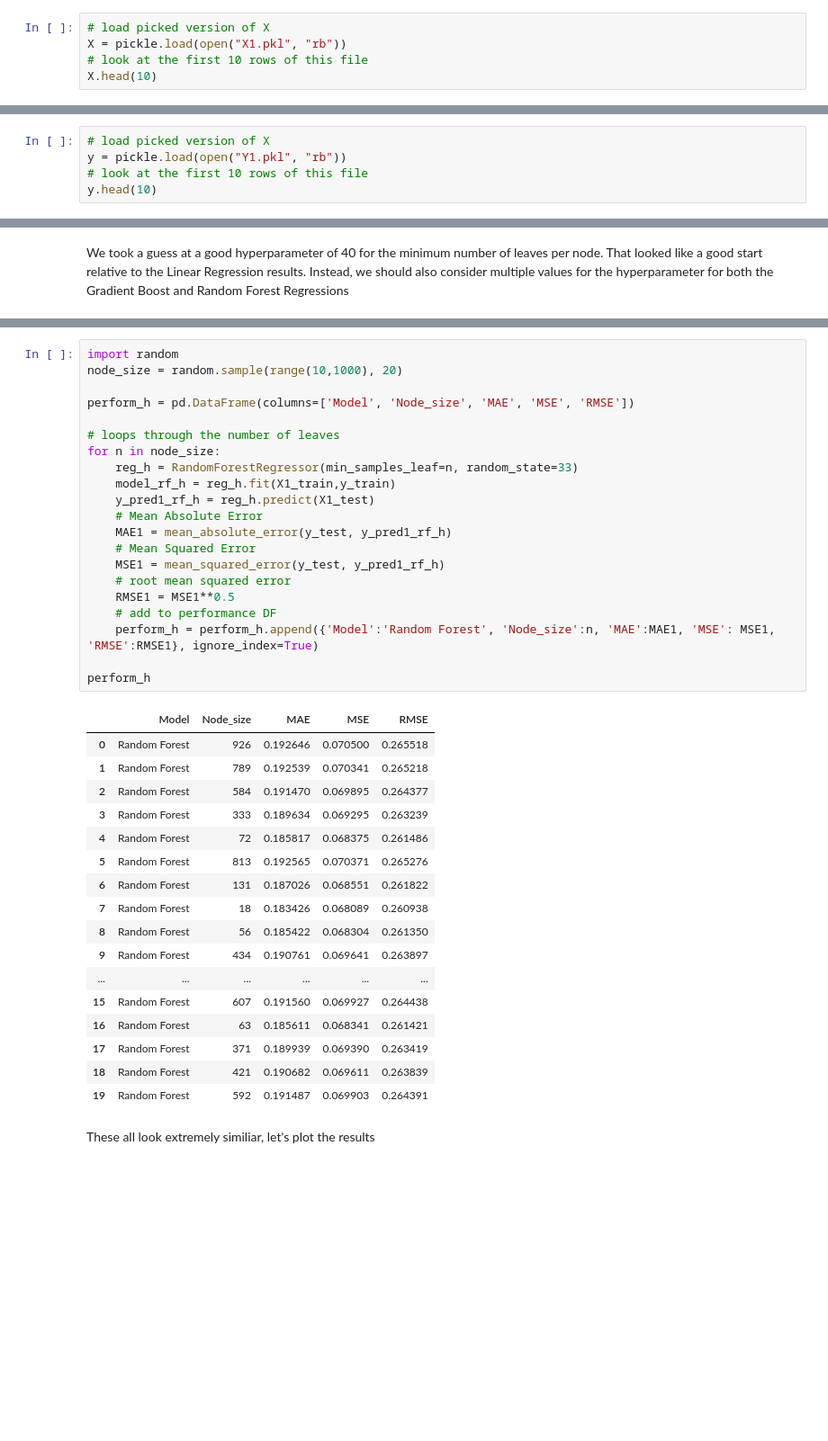
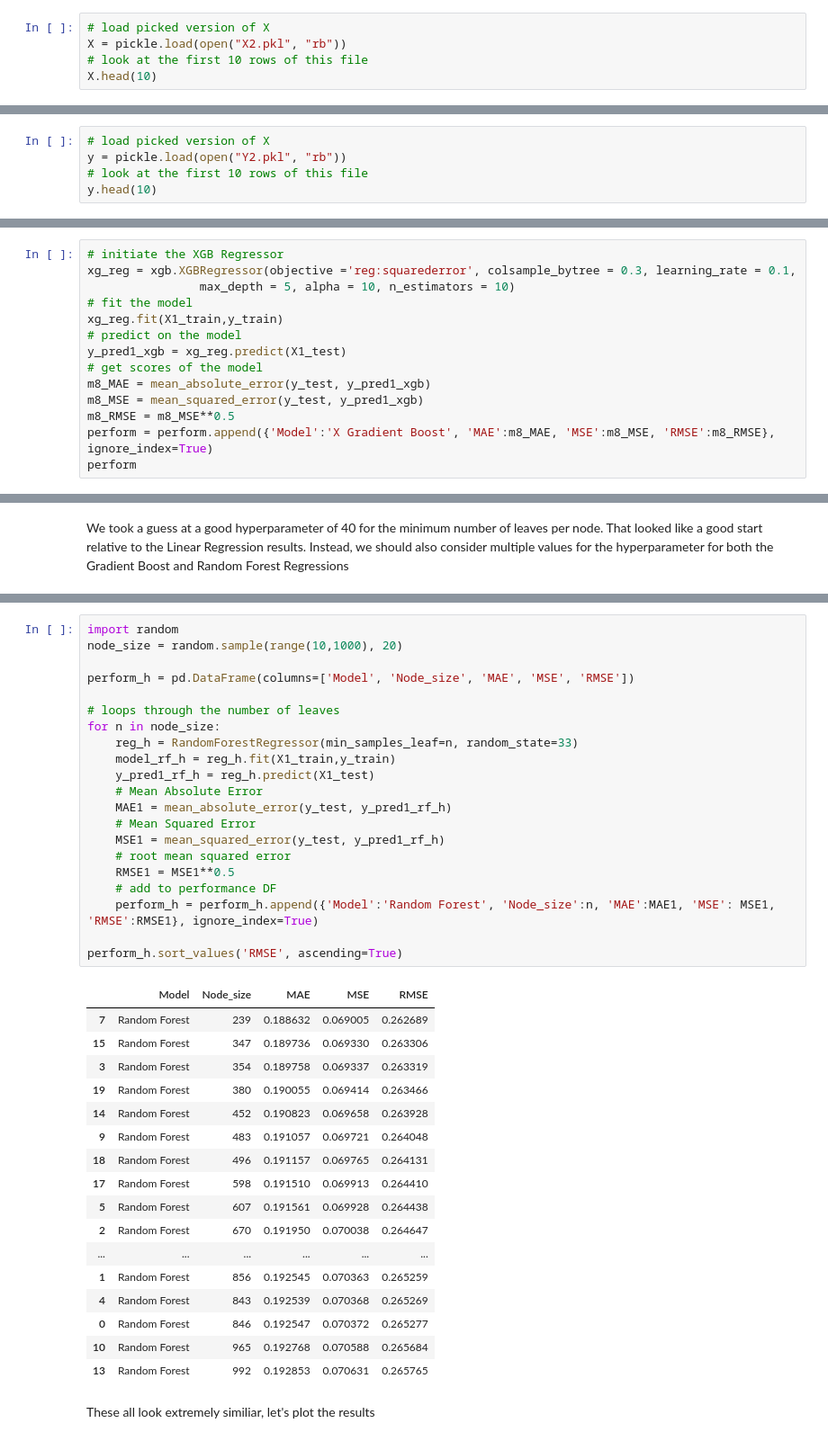
Before and after one commit to shahinrostami/Shopify-CLV, a Jupyter notebook: Cap2_PreProcessing_Modeling.ipynb, the cells around one changed output, grey strips where cells are left out. Shown at 90% size. Cells and saved outputs as stored; diff of their text form; blank space fills up the shorter version.

```diff
--- a/Cap2_PreProcessing_Modeling.ipynb
+++ b/Cap2_PreProcessing_Modeling.ipynb
@@ -19,7 +20,7 @@ import pickle
 os.chdir("C:\Springboard\Github\Capstone2_cust\Intermediate_Data")
 # %%
 # load picked version of X
-X = pickle.load(open("X1.pkl", "rb"))
+X = pickle.load(open("X2.pkl", "rb"))
 # look at the first 10 rows of this file
 X.head(10)
 # %% [output]
@@ -229,7 +229,7 @@ X
 That looks good. Let's load Y.
 # %%
 # load picked version of X
-y = pickle.load(open("Y1.pkl", "rb"))
+y = pickle.load(open("Y2.pkl", "rb"))
 # look at the first 10 rows of this file
 y.head(10)
 # %% [output]
@@ -641,0 +645,14 @@ These look like great models (except for the first Linear Regression). Let's see
+# %%
+# initiate the XGB Regressor
+xg_reg = xgb.XGBRegressor(objective ='reg:squarederror', colsample_bytree = 0.3, learning_rate = 0.1,
+                max_depth = 5, alpha = 10, n_estimators = 10)
+# fit the model
+xg_reg.fit(X1_train,y_train)
+# predict on the model
+y_pred1_xgb = xg_reg.predict(X1_test)
+# get scores of the model
+m8_MAE = mean_absolute_error(y_test, y_pred1_xgb)
+m8_MSE = mean_squared_error(y_test, y_pred1_xgb)
+m8_RMSE = m8_MSE**0.5
+perform = perform.append({'Model':'X Gradient Boost', 'MAE':m8_MAE, 'MSE':m8_MSE, 'RMSE':m8_RMSE}, ignore_index=True)
+perform
@@ -648,42 +678,42 @@ We took a guess at a good hyperparameter of 40 for the minimum number of leaves
 # %%
 import random
 node_size = random.sample(range(10,1000), 20)
 
 perform_h = pd.DataFrame(columns=['Model', 'Node_size', 'MAE', 'MSE', 'RMSE'])
 
 # loops through the number of leaves
 for n in node_size:
     reg_h = RandomForestRegressor(min_samples_leaf=n, random_state=33)
     model_rf_h = reg_h.fit(X1_train,y_train)
     y_pred1_rf_h = reg_h.predict(X1_test)
     # Mean Absolute Error
     MAE1 = mean_absolute_error(y_test, y_pred1_rf_h)
     # Mean Squared Error
     MSE1 = mean_squared_error(y_test, y_pred1_rf_h)
     # root mean squared error
     RMSE1 = MSE1**0.5
     # add to performance DF
     perform_h = perform_h.append({'Model':'Random Forest', 'Node_size':n, 'MAE':MAE1, 'MSE': MSE1, 'RMSE':RMSE1}, ignore_index=True)
 
-perform_h
+perform_h.sort_values('RMSE', ascending=True)
 # %% [output]
 |  | Model | Node_size | MAE | MSE | RMSE |
-| 0 | Random Forest | 926 | 0.192646 | 0.070500 | 0.265518 |
-| 1 | Random Forest | 789 | 0.192539 | 0.070341 | 0.265218 |
-| 2 | Random Forest | 584 | 0.191470 | 0.069895 | 0.264377 |
-| 3 | Random Forest | 333 | 0.189634 | 0.069295 | 0.263239 |
-| 4 | Random Forest | 72 | 0.185817 | 0.068375 | 0.261486 |
-| 5 | Random Forest | 813 | 0.192565 | 0.070371 | 0.265276 |
-| 6 | Random Forest | 131 | 0.187026 | 0.068551 | 0.261822 |
-| 7 | Random Forest | 18 | 0.183426 | 0.068089 | 0.260938 |
-| 8 | Random Forest | 56 | 0.185422 | 0.068304 | 0.261350 |
-| 9 | Random Forest | 434 | 0.190761 | 0.069641 | 0.263897 |
+| 7 | Random Forest | 239 | 0.188632 | 0.069005 | 0.262689 |
+| 15 | Random Forest | 347 | 0.189736 | 0.069330 | 0.263306 |
+| 3 | Random Forest | 354 | 0.189758 | 0.069337 | 0.263319 |
+| 19 | Random Forest | 380 | 0.190055 | 0.069414 | 0.263466 |
+| 14 | Random Forest | 452 | 0.190823 | 0.069658 | 0.263928 |
+| 9 | Random Forest | 483 | 0.191057 | 0.069721 | 0.264048 |
+| 18 | Random Forest | 496 | 0.191157 | 0.069765 | 0.264131 |
+| 17 | Random Forest | 598 | 0.191510 | 0.069913 | 0.264410 |
+| 5 | Random Forest | 607 | 0.191561 | 0.069928 | 0.264438 |
+| 2 | Random Forest | 670 | 0.191950 | 0.070038 | 0.264647 |
 | ... | ... | ... | ... | ... | ... |
-| 15 | Random Forest | 607 | 0.191560 | 0.069927 | 0.264438 |
-| 16 | Random Forest | 63 | 0.185611 | 0.068341 | 0.261421 |
-| 17 | Random Forest | 371 | 0.189939 | 0.069390 | 0.263419 |
-| 18 | Random Forest | 421 | 0.190682 | 0.069611 | 0.263839 |
-| 19 | Random Forest | 592 | 0.191487 | 0.069903 | 0.264391 |
+| 1 | Random Forest | 856 | 0.192545 | 0.070363 | 0.265259 |
+| 4 | Random Forest | 843 | 0.192539 | 0.070368 | 0.265269 |
+| 0 | Random Forest | 846 | 0.192547 | 0.070372 | 0.265277 |
+| 10 | Random Forest | 965 | 0.192768 | 0.070588 | 0.265684 |
+| 13 | Random Forest | 992 | 0.192853 | 0.070631 | 0.265765 |
 # %% [markdown]
 These all look extremely similiar, let's plot the results
 # %%
```
Also changed, not shown: parts of 54 cells of this notebook.
